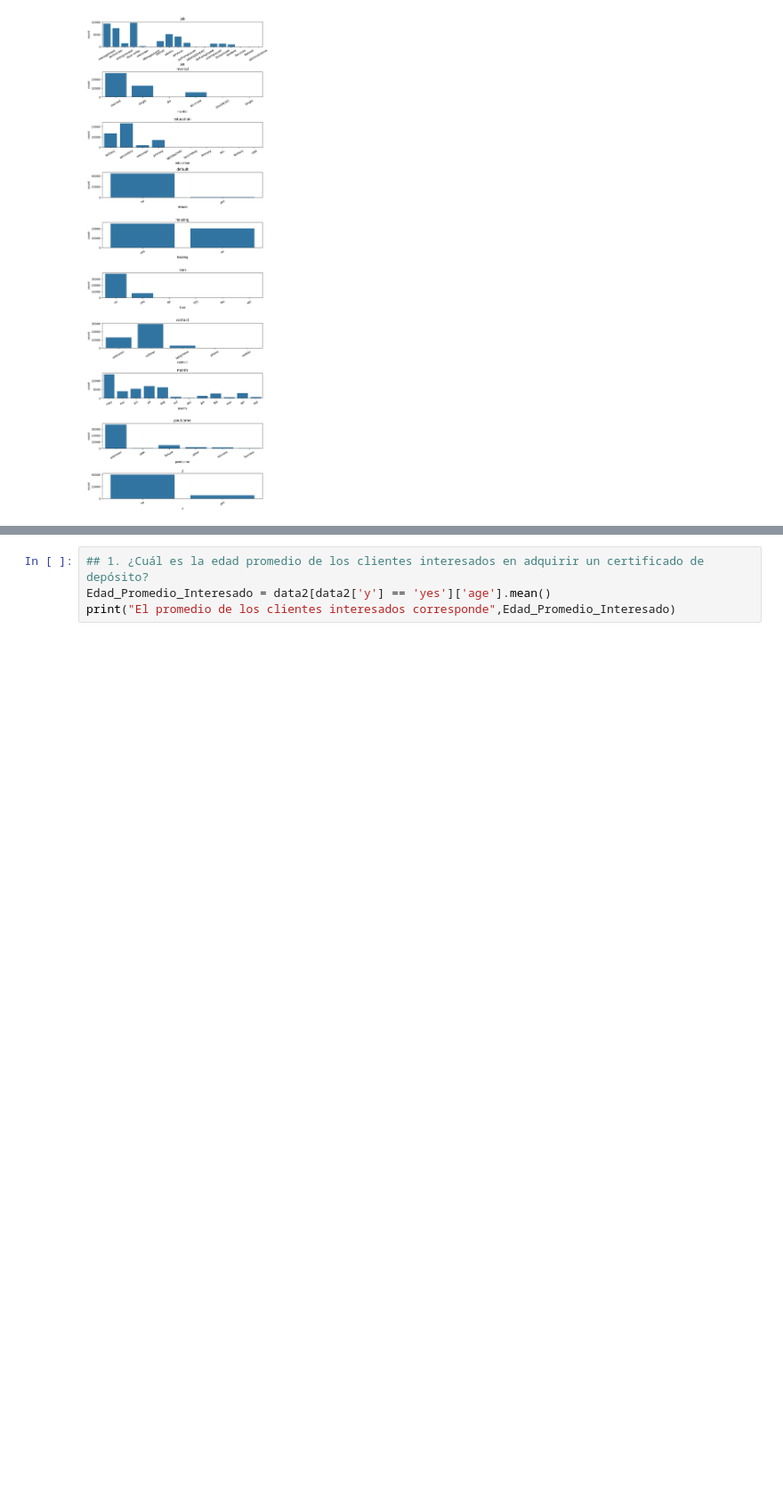
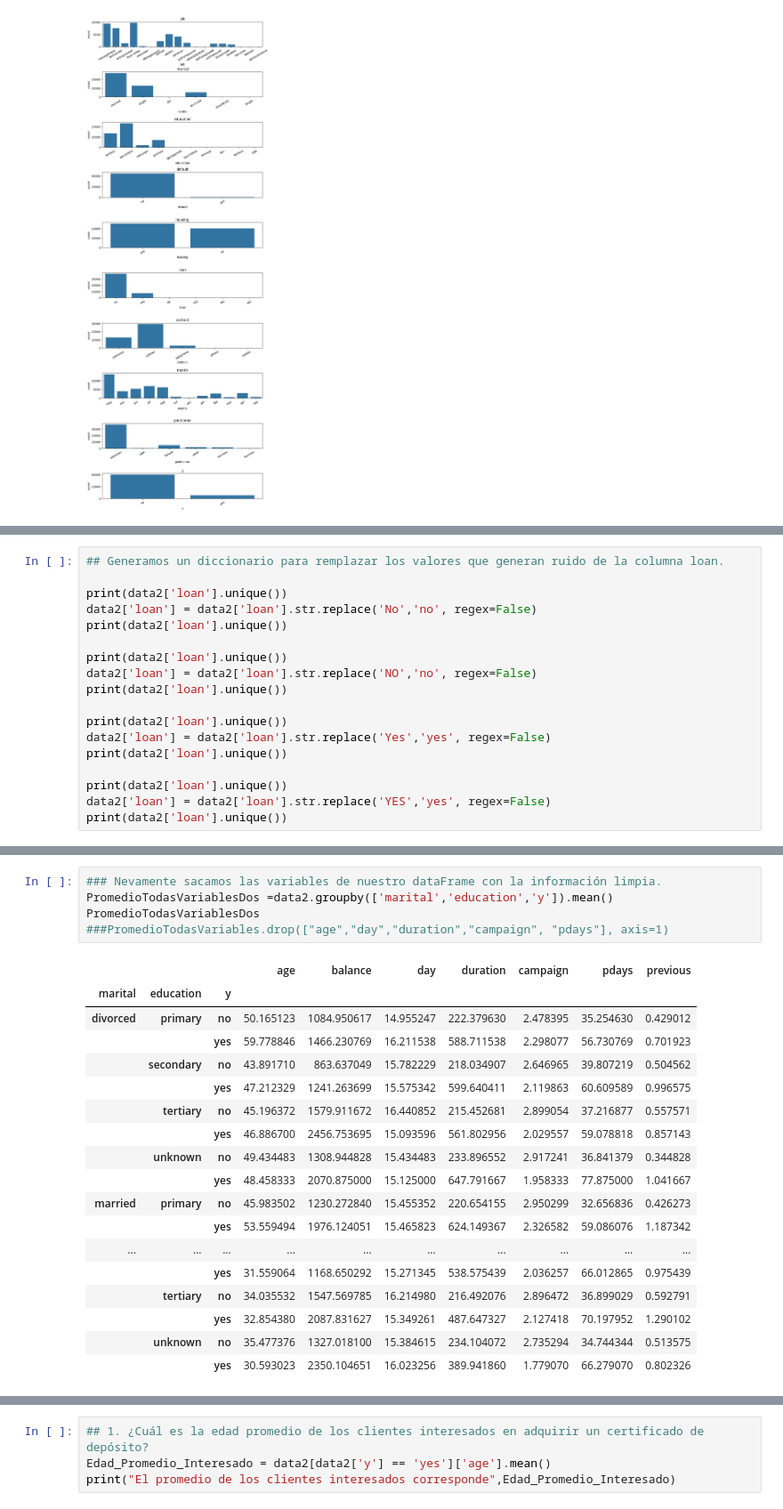
Before and after one commit to SebastianCastillo180/MinTIC, a Jupyter notebook: MINTIC.ipynb, the cells around one changed output, grey strips where cells are left out. Shown: that part at 89% size. Cells and saved outputs as stored; diff of their text form; blank space fills up the shorter version.

```diff
--- a/MINTIC.ipynb
+++ b/MINTIC.ipynb
@@ -603,0 +712,18 @@ for i, col in enumerate(cols_cat):
+# %%
+## Generamos un diccionario para remplazar los valores que generan ruido de la columna loan.
+
+print(data2['loan'].unique())
+data2['loan'] = data2['loan'].str.replace('No','no', regex=False)
+print(data2['loan'].unique())
+
+print(data2['loan'].unique())
+data2['loan'] = data2['loan'].str.replace('NO','no', regex=False)
+print(data2['loan'].unique())
+
+print(data2['loan'].unique())
+data2['loan'] = data2['loan'].str.replace('Yes','yes', regex=False)
+print(data2['loan'].unique())
+
+print(data2['loan'].unique())
+data2['loan'] = data2['loan'].str.replace('YES','yes', regex=False)
+print(data2['loan'].unique())
@@ -627,0 +784,24 @@ data.head()
+# %%
+### Nevamente sacamos las variables de nuestro dataFrame con la información limpia.
+PromedioTodasVariablesDos =data2.groupby(['marital','education','y']).mean()
+PromedioTodasVariablesDos
+###PromedioTodasVariables.drop(["age","day","duration","campaign", "pdays"], axis=1)
+# %% [output]
+|  |  |  | age | balance | day | duration | campaign | pdays | previous |
+| marital | education | y |  |  |  |  |  |  |  |
+| divorced | primary | no | 50.165123 | 1084.950617 | 14.955247 | 222.379630 | 2.478395 | 35.254630 | 0.429012 |
+|  |  | yes | 59.778846 | 1466.230769 | 16.211538 | 588.711538 | 2.298077 | 56.730769 | 0.701923 |
+|  | secondary | no | 43.891710 | 863.637049 | 15.782229 | 218.034907 | 2.646965 | 39.807219 | 0.504562 |
+|  |  | yes | 47.212329 | 1241.263699 | 15.575342 | 599.640411 | 2.119863 | 60.609589 | 0.996575 |
+|  | tertiary | no | 45.196372 | 1579.911672 | 16.440852 | 215.452681 | 2.899054 | 37.216877 | 0.557571 |
+|  |  | yes | 46.886700 | 2456.753695 | 15.093596 | 561.802956 | 2.029557 | 59.078818 | 0.857143 |
+|  | unknown | no | 49.434483 | 1308.944828 | 15.434483 | 233.896552 | 2.917241 | 36.841379 | 0.344828 |
+|  |  | yes | 48.458333 | 2070.875000 | 15.125000 | 647.791667 | 1.958333 | 77.875000 | 1.041667 |
+| married | primary | no | 45.983502 | 1230.272840 | 15.455352 | 220.654155 | 2.950299 | 32.656836 | 0.426273 |
+|  |  | yes | 53.559494 | 1976.124051 | 15.465823 | 624.149367 | 2.326582 | 59.086076 | 1.187342 |
+| ... | ... | ... | ... | ... | ... | ... | ... | ... | ... |
+|  |  | yes | 31.559064 | 1168.650292 | 15.271345 | 538.575439 | 2.036257 | 66.012865 | 0.975439 |
+|  | tertiary | no | 34.035532 | 1547.569785 | 16.214980 | 216.492076 | 2.896472 | 36.899029 | 0.592791 |
+|  |  | yes | 32.854380 | 2087.831627 | 15.349261 | 487.647327 | 2.127418 | 70.197952 | 1.290102 |
+|  | unknown | no | 35.477376 | 1327.018100 | 15.384615 | 234.104072 | 2.735294 | 34.744344 | 0.513575 |
+|  |  | yes | 30.593023 | 2350.104651 | 16.023256 | 389.941860 | 1.779070 | 66.279070 | 0.802326 |
```
Also changed, not shown: parts of 19 cells of this notebook.
